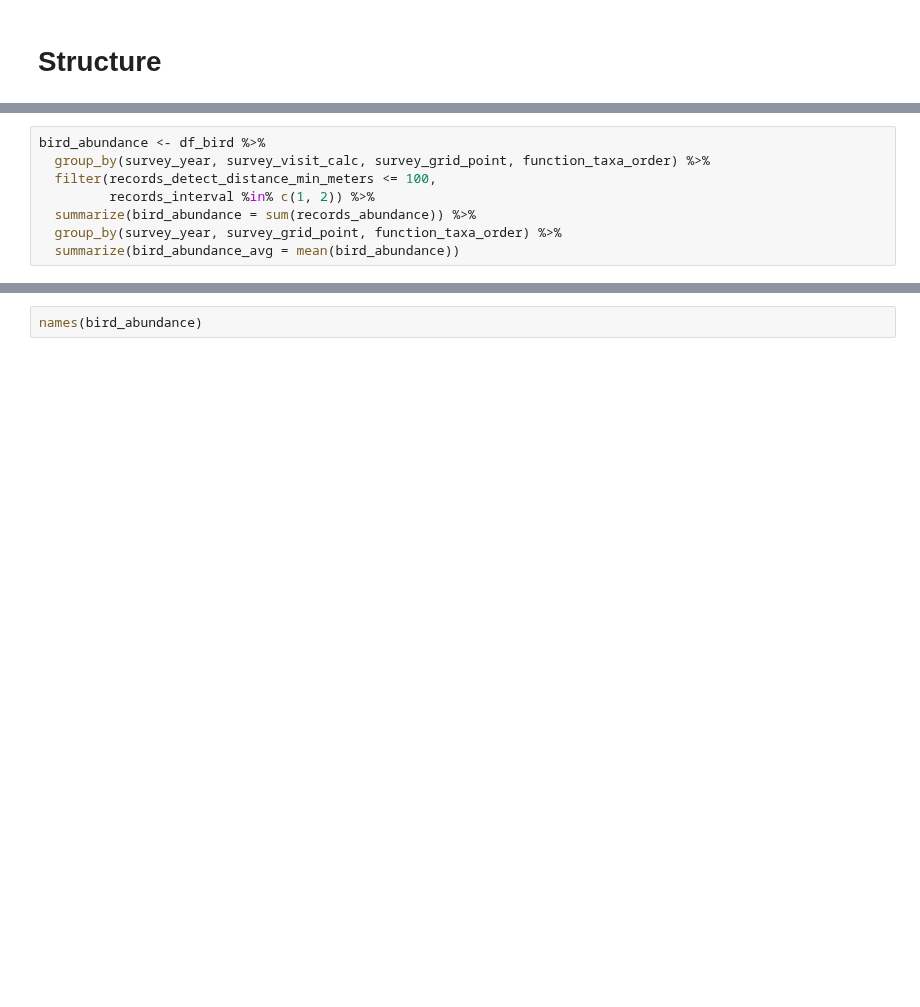
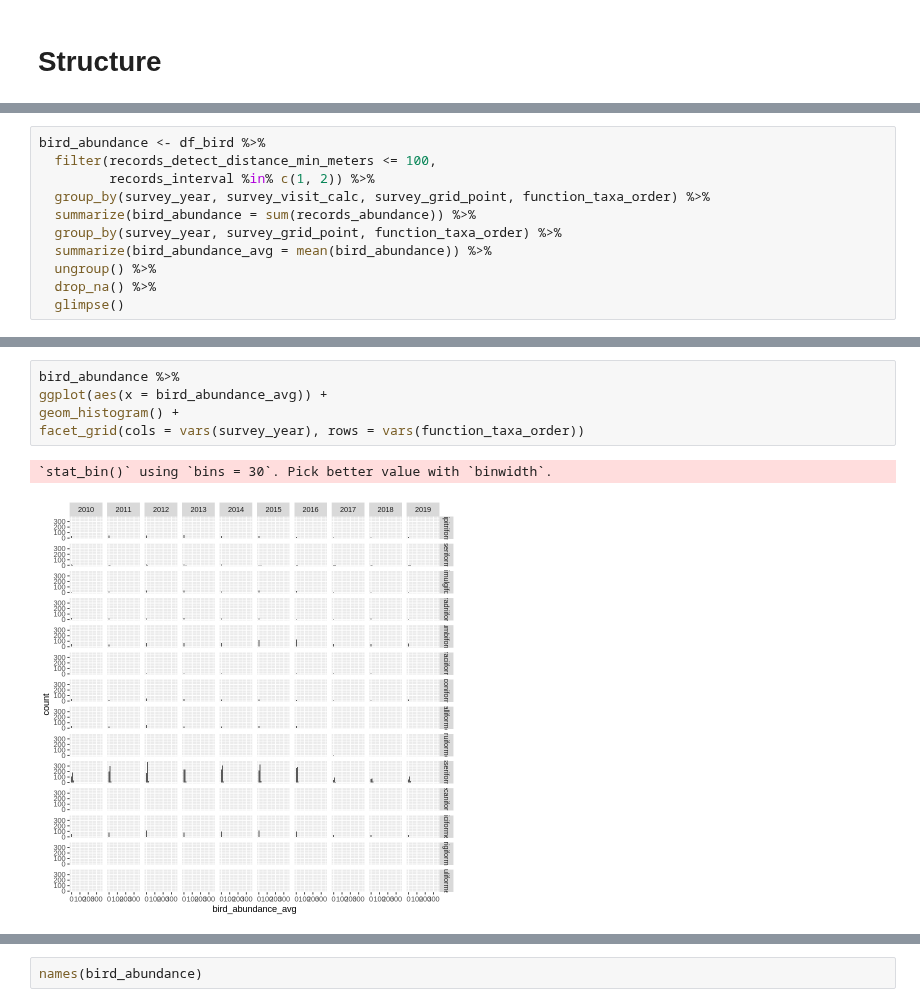
Before and after one commit to samsoe/mpg_notebooks, a Jupyter notebook: abundance_order_habitat_wrangle.ipynb, the cells around one changed output, grey strips where cells are left out. Drawn from its saved outputs; the diff is of its cells as text; blank space fills up the shorter version.

```diff
--- a/abundance_order_habitat_wrangle.ipynb
+++ b/abundance_order_habitat_wrangle.ipynb
@@ -126,8 +141,11 @@ cols(
 # %%
 bird_abundance <- df_bird %>%
-  group_by(survey_year, survey_visit_calc, survey_grid_point, function_taxa_order) %>%
   filter(records_detect_distance_min_meters <= 100,
          records_interval %in% c(1, 2)) %>%
+  group_by(survey_year, survey_visit_calc, survey_grid_point, function_taxa_order) %>%
   summarize(bird_abundance = sum(records_abundance)) %>%
   group_by(survey_year, survey_grid_point, function_taxa_order) %>%
-  summarize(bird_abundance_avg = mean(bird_abundance))
+  summarize(bird_abundance_avg = mean(bird_abundance)) %>%
+  ungroup() %>%
+  drop_na() %>%
+  glimpse()
@@ -135,0 +175,8 @@ bird_abundance <- df_bird %>%
+# %%
+bird_abundance %>%
+ggplot(aes(x = bird_abundance_avg)) +
+geom_histogram() +
+facet_grid(cols = vars(survey_year), rows = vars(function_taxa_order))
+# %% [output]
+`stat_bin()` using `bins = 30`. Pick better value with `binwidth`.
+[figure, added]
```
Also changed, not shown: parts of 15 cells of this notebook.
